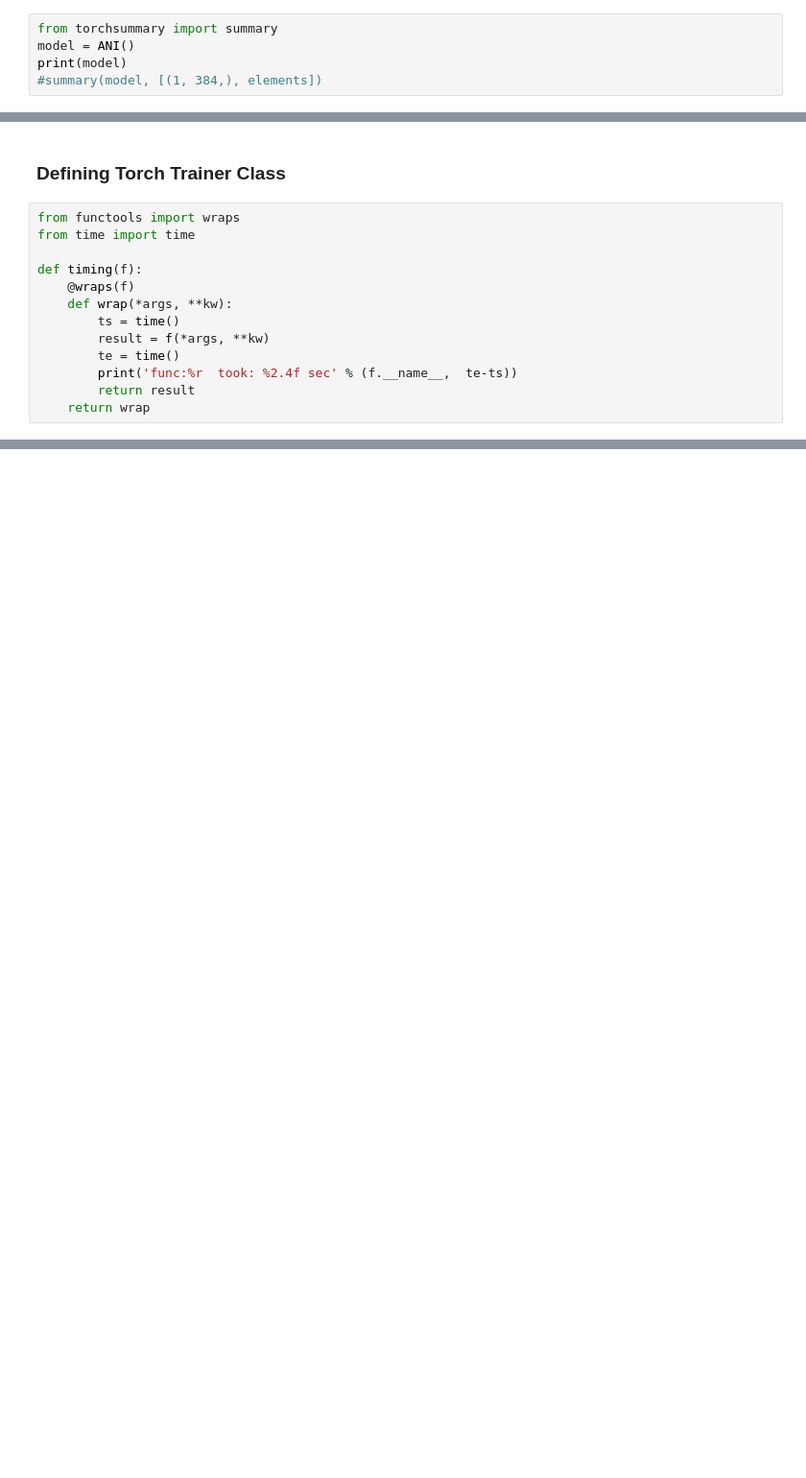
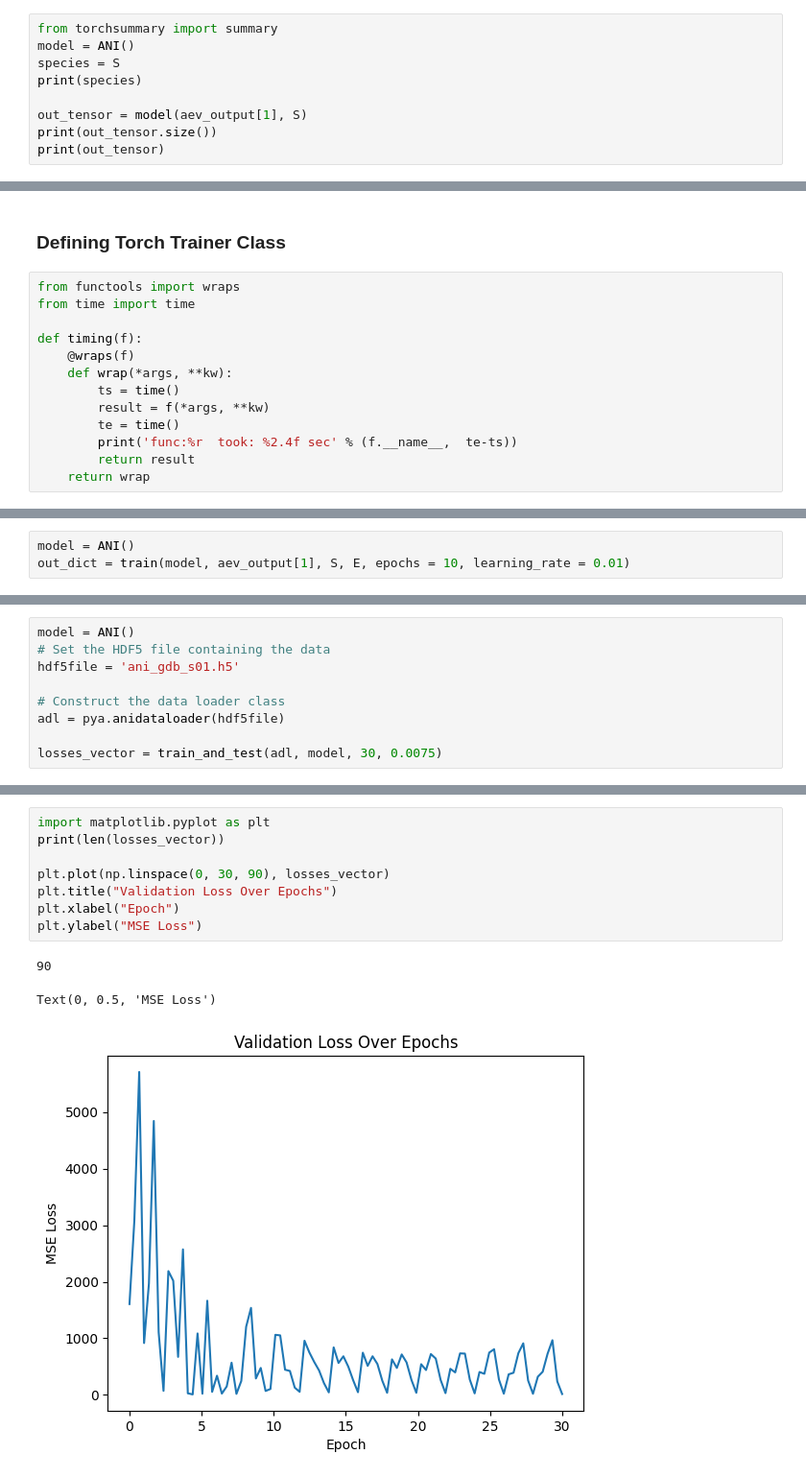
Before and after one commit to trevoroldham/CHEM-277B, a Jupyter notebook: FinalProject/Main.ipynb, the cells around one changed output, grey strips where cells are left out. Shown at 96% size. Saved outputs shown, nothing was run; the diff lists cells and outputs as text; blank space fills up the shorter version.

```diff
--- a/FinalProject/Main.ipynb
+++ b/FinalProject/Main.ipynb
@@ -203,6 +179,10 @@ class ANI_sub(nn.Module):
 # %%
 from torchsummary import summary
 model = ANI()
-print(model)
-#summary(model, [(1, 384,), elements])
+species = S
+print(species)
+
+out_tensor = model(aev_output[1], S)
+print(out_tensor.size())
+print(out_tensor)
 # %% [output]
@@ -384,0 +259,3 @@ class Trainer():
+# %%
+model = ANI()
+out_dict = train(model, aev_output[1], S, E, epochs = 10, learning_rate = 0.01)
@@ -384,0 +369,9 @@ class Trainer():
+# %%
+model = ANI()
+# Set the HDF5 file containing the data
+hdf5file = 'ani_gdb_s01.h5'
+
+# Construct the data loader class
+adl = pya.anidataloader(hdf5file)
+
+losses_vector = train_and_test(adl, model, 30, 0.0075)
@@ -384,0 +397,12 @@ class Trainer():
+# %%
+import matplotlib.pyplot as plt
+print(len(losses_vector))
+
+plt.plot(np.linspace(0, 30, 90), losses_vector)
+plt.title("Validation Loss Over Epochs")
+plt.xlabel("Epoch")
+plt.ylabel("MSE Loss")
+# %% [output]
+90
+Text(0, 0.5, 'MSE Loss')
+[figure, added]
```
Also changed, not shown: parts of 19 cells of this notebook, 3 other files.
